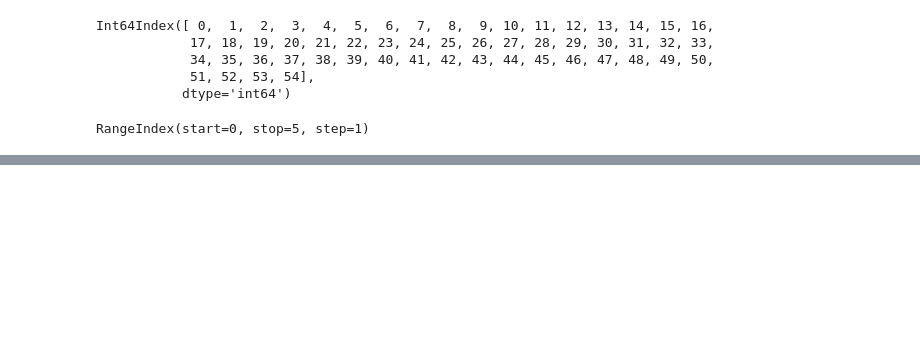
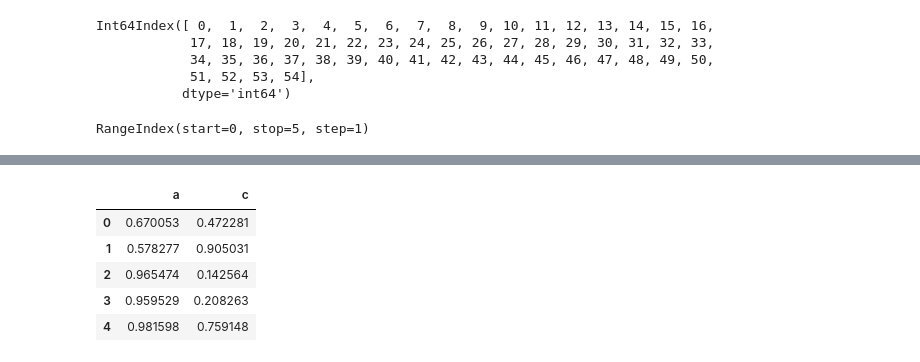
Before and after one commit to Kushal-Chandar/statistics-student-performance-analysis, a Jupyter notebook: pandas.ipynb, the cells around one changed output, grey strips where cells are left out. Drawn from its saved outputs; the diff is of its cells as text; code cells hidden in the pictures; blank space fills up the shorter version.

```diff
--- a/pandas.ipynb
+++ b/pandas.ipynb
@@ -360,0 +453,12 @@ dataframe.loc[(dataframe["a"] < 0.3) & (dataframe["c"] < 0.3), ["a", "c"]]
+# %%
+dataframe.loc[:, 'b'] = pd.NaT
+# %%
+dataframe.dropna(how="any", axis=1, inplace=True)
+dataframe.head()
+# %% [output]
+|  | a | c |
+| 0 | 0.670053 | 0.472281 |
+| 1 | 0.578277 | 0.905031 |
+| 2 | 0.965474 | 0.142564 |
+| 3 | 0.959529 | 0.208263 |
+| 4 | 0.981598 | 0.759148 |
```
Also changed, not shown: parts of 25 cells of this notebook.
